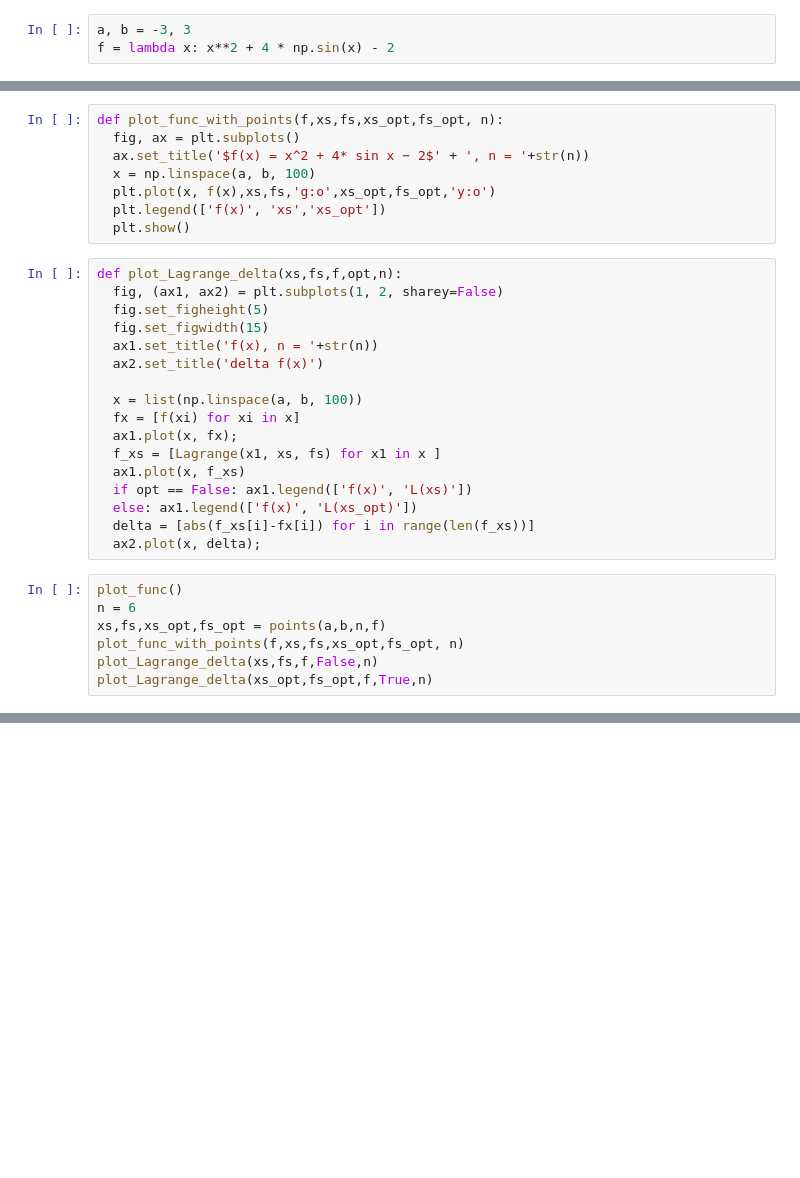
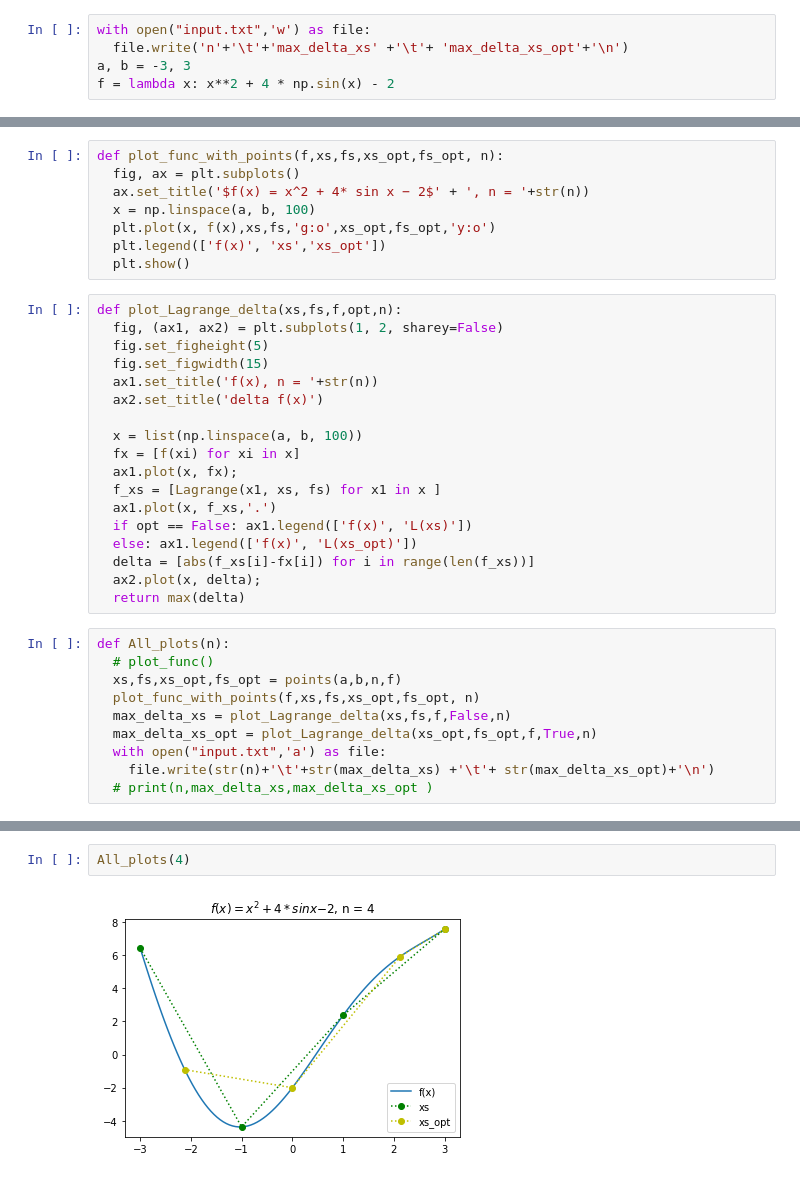
Before and after one commit to DanilNaum/numeral_methods_3rd_cours_task2, a Jupyter notebook: task2.ipynb, the cells around one changed output, grey strips where cells are left out. Drawn from its saved outputs; the diff is of its cells as text; blank space fills up the shorter version.

```diff
--- a/task2.ipynb
+++ b/task2.ipynb
@@ -9,6 +9,8 @@ import numpy as np
 import matplotlib.pyplot as plt
 %matplotlib inline
 # %%
+with open("input.txt",'w') as file:
+  file.write('n'+'\t'+'max_delta_xs' +'\t'+ 'max_delta_xs_opt'+'\n')
 a, b = -3, 3
 f = lambda x: x**2 + 4 * np.sin(x) - 2
 # %%
@@ -55,15 +57,19 @@ def plot_Lagrange_delta(xs,fs,f,opt,n):
   fx = [f(xi) for xi in x]
   ax1.plot(x, fx);
   f_xs = [Lagrange(x1, xs, fs) for x1 in x ]
-  ax1.plot(x, f_xs)
+  ax1.plot(x, f_xs,'.')
   if opt == False: ax1.legend(['f(x)', 'L(xs)'])
   else: ax1.legend(['f(x)', 'L(xs_opt)'])
   delta = [abs(f_xs[i]-fx[i]) for i in range(len(f_xs))]
   ax2.plot(x, delta);
+  return max(delta)
 # %%
-plot_func()
-n = 6
-xs,fs,xs_opt,fs_opt = points(a,b,n,f)
-plot_func_with_points(f,xs,fs,xs_opt,fs_opt, n)
-plot_Lagrange_delta(xs,fs,f,False,n)
-plot_Lagrange_delta(xs_opt,fs_opt,f,True,n)
+def All_plots(n):
+  # plot_func()
+  xs,fs,xs_opt,fs_opt = points(a,b,n,f)
+  plot_func_with_points(f,xs,fs,xs_opt,fs_opt, n)
+  max_delta_xs = plot_Lagrange_delta(xs,fs,f,False,n)
+  max_delta_xs_opt = plot_Lagrange_delta(xs_opt,fs_opt,f,True,n)
+  with open("input.txt",'a') as file:
+    file.write(str(n)+'\t'+str(max_delta_xs) +'\t'+ str(max_delta_xs_opt)+'\n')
+  # print(n,max_delta_xs,max_delta_xs_opt )
@@ -74,0 +76,4 @@ plot_Lagrange_delta(xs_opt,fs_opt,f,True,n)
+# %%
+All_plots(4)
+# %% [output]
+[figure, added]
```
Also changed, not shown: parts of 6 cells of this notebook.
